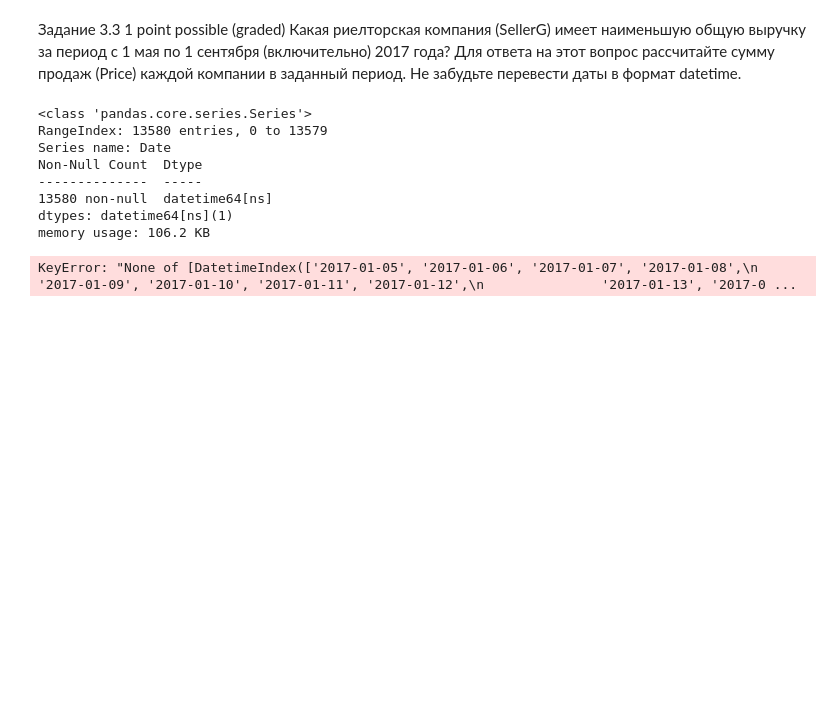
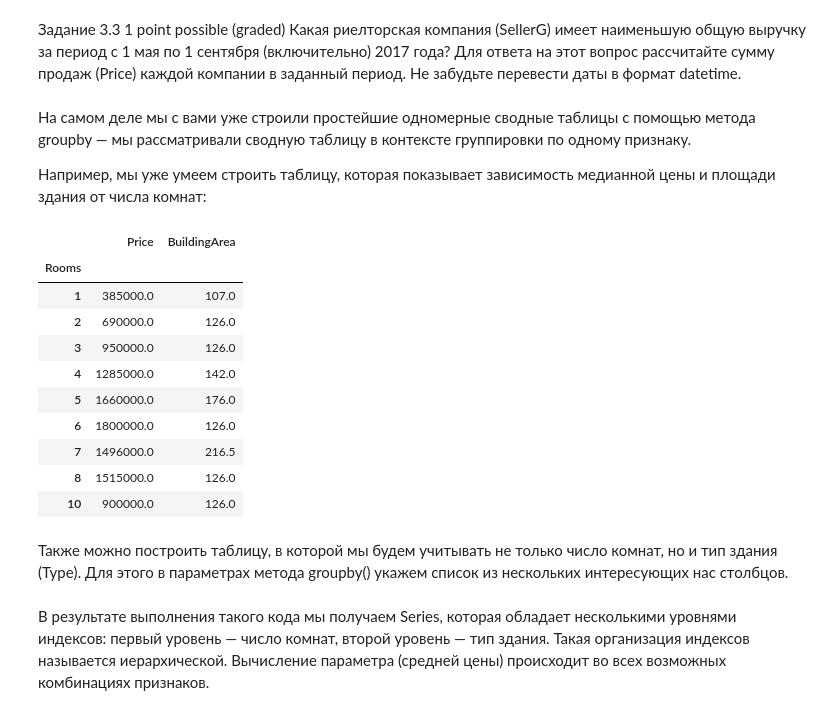
Before and after one commit to Deemetr5/ds_v3, a Jupyter notebook: PY_12_Продвинутые методы работы с данными в Pandas/data/Продвинутые методы Pandas.ipynb, the cells around one changed output. Saved outputs shown, nothing was run; the diff lists cells and outputs as text; code cells hidden in the pictures; blank space fills up the shorter version.

```diff
--- a/PY_12_Продвинутые методы работы с данными в Pandas/data/Продвинутые методы Pandas.ipynb
+++ b/PY_12_Продвинутые методы работы с данными в Pandas/data/Продвинутые методы Pandas.ipynb
@@ -359,21 +369,32 @@ melb_df.groupby('Regionname')['Lattitude'].agg(
 Какая риелторская компания (SellerG) имеет наименьшую общую выручку за период с 1 мая по 1 сентября (включительно) 2017 года?
 Для ответа на этот вопрос рассчитайте сумму продаж (Price) каждой компании в заданный период.
 Не забудьте перевести даты в формат datetime.
-# %%
-melb_df['Date'].info()
-# %% [output]
-<class 'pandas.core.series.Series'>
-RangeIndex: 13580 entries, 0 to 13579
-Series name: Date
-Non-Null Count  Dtype
---------------  -----
-13580 non-null  datetime64[ns]
-dtypes: datetime64[ns](1)
-memory usage: 106.2 KB
 # %%
-date_diff = pd.date_range(start="2017-01-05", end="2017-01-09")
-melb_df[date_diff].groupby('SellerG')['Price'].agg(
+mask6 = melb_df['Date'] >= pd.to_datetime('2017-05-01')
+mask7 = melb_df['Date'] <= pd.to_datetime('2017-09-01')
+
+melb_df[mask6 & mask7].groupby('SellerG')['Price'].agg(
     ['sum']
-).sort_values(by='sum', ascending=False)
+).sort_values(by='sum', ascending=True) # LITTLE
-# %% [output]
-KeyError: "None of [DatetimeIndex(['2017-01-05', '2017-01-06', '2017-01-07', '2017-01-08',\n               '2017-01-09', '2017-01-10', '2017-01-11', '2017-01-12',\n               '2017-01-13', '2017-0 ...
+# %% [markdown]
+На самом деле мы с вами уже строили простейшие одномерные сводные таблицы с помощью метода groupby — мы рассматривали сводную таблицу в контексте группировки по одному признаку.
+
+Например, мы уже умеем строить таблицу, которая показывает зависимость медианной цены и площади здания от числа комнат:
+# %%
+melb_df.groupby('Rooms')[['Price', 'BuildingArea']].median()
+# %% [output]
+|  | Price | BuildingArea |
+| Rooms |  |  |
+| 1 | 385000.0 | 107.0 |
+| 2 | 690000.0 | 126.0 |
+| 3 | 950000.0 | 126.0 |
+| 4 | 1285000.0 | 142.0 |
+| 5 | 1660000.0 | 176.0 |
+| 6 | 1800000.0 | 126.0 |
+| 7 | 1496000.0 | 216.5 |
+| 8 | 1515000.0 | 126.0 |
+| 10 | 900000.0 | 126.0 |
+# %% [markdown]
+Также можно построить таблицу, в которой мы будем учитывать не только число комнат, но и тип здания (Type). Для этого в параметрах метода groupby() укажем список из нескольких интересующих нас столбцов.
+# %% [markdown]
+В результате выполнения такого кода мы получаем Series, которая обладает несколькими уровнями индексов: первый уровень — число комнат, второй уровень — тип здания. Такая организация индексов называется иерархической. Вычисление параметра (средней цены) происходит во всех возможных комбинациях признаков.
```
Also changed, not shown: parts of 8 cells of this notebook.
